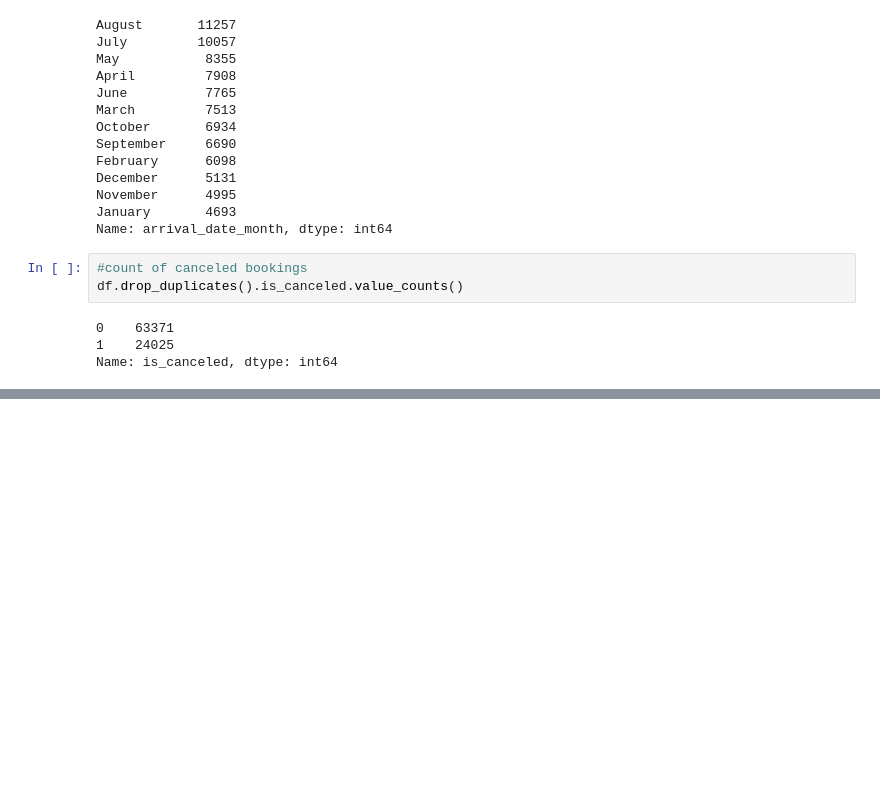
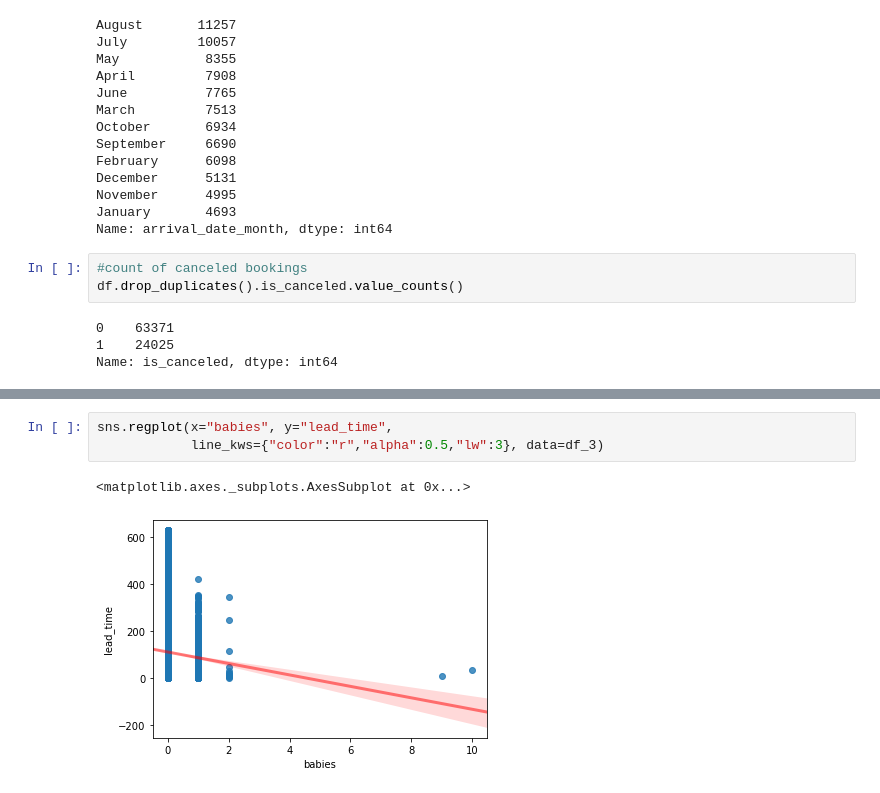
Before and after one commit to lcwy96/5520-group-project, a Jupyter notebook: 5520 Group Project.ipynb, the cells around one changed output, grey strips where cells are left out. Drawn from its saved outputs; the diff is of its cells as text; blank space fills up the shorter version.

```diff
--- a/5520 Group Project.ipynb
+++ b/5520 Group Project.ipynb
@@ -188,0 +766,6 @@ Name: is_canceled, dtype: int64
+# %%
+sns.regplot(x="babies", y="lead_time",
+            line_kws={"color":"r","alpha":0.5,"lw":3}, data=df_3)
+# %% [output]
+<matplotlib.axes._subplots.AxesSubplot at 0x...>
+[figure, added]
```
Also changed, not shown: parts of 65 cells of this notebook.
